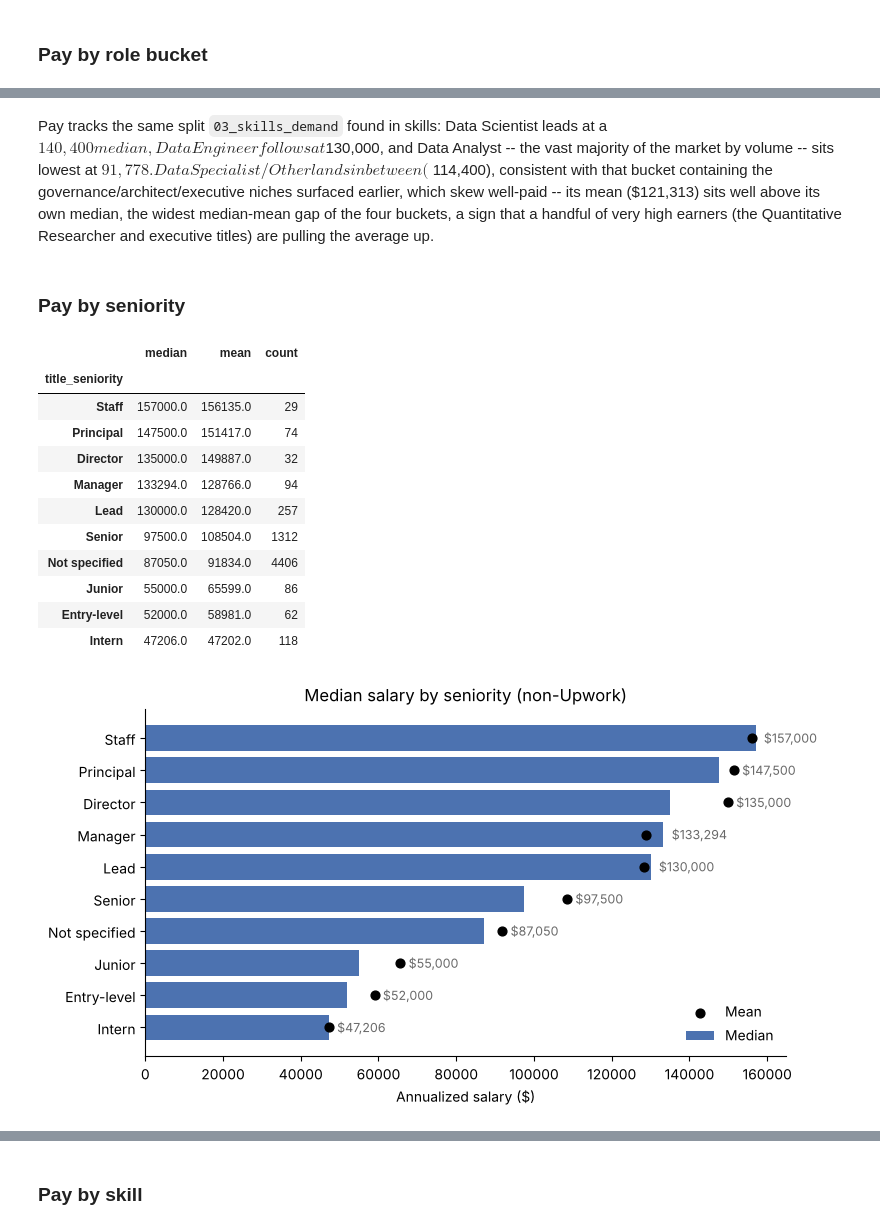
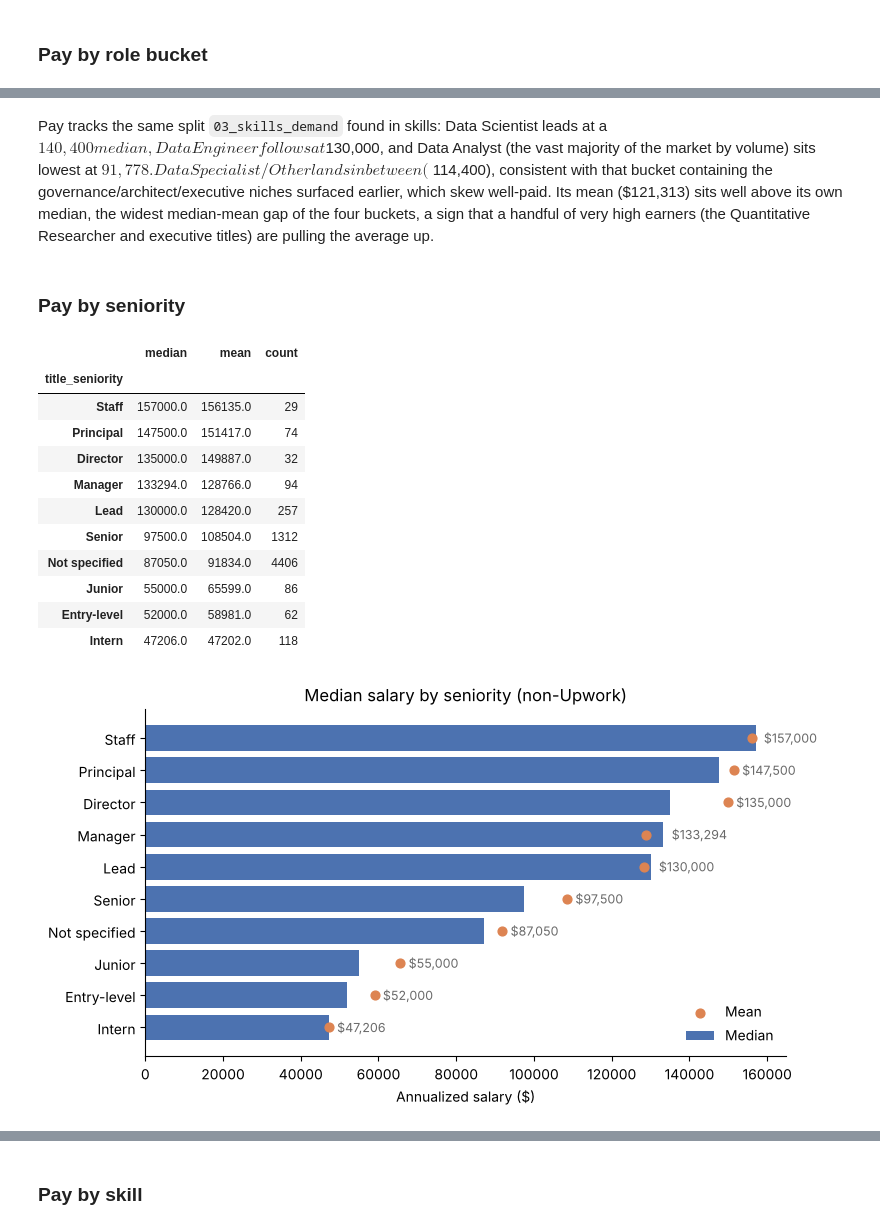
Before and after one commit to takahm6/data-analyst-portfolio, a Jupyter notebook: project-1-data-analyst-job-posting/notebooks/04_pay_analysis.ipynb, the cells around one changed output, grey strips where cells are left out. Saved outputs shown, nothing was run; the diff lists cells and outputs as text; code cells hidden in the pictures.

```diff
--- a/project-1-data-analyst-job-posting/notebooks/04_pay_analysis.ipynb
+++ b/project-1-data-analyst-job-posting/notebooks/04_pay_analysis.ipynb
@@ -172,9 +172,9 @@ plt.show()
 # %% [markdown]
 Pay tracks the same split `03_skills_demand` found in skills: Data Scientist leads at
-a $140,400 median, Data Engineer follows at $130,000, and Data Analyst -- the vast
-majority of the market by volume -- sits lowest at $91,778. Data Specialist/Other
+a $140,400 median, Data Engineer follows at $130,000, and Data Analyst (the vast
+majority of the market by volume) sits lowest at $91,778. Data Specialist/Other
 lands in between ($114,400), consistent with that bucket containing the
-governance/architect/executive niches surfaced earlier, which skew well-paid -- its
+governance/architect/executive niches surfaced earlier, which skew well-paid. Its
 mean ($121,313) sits well above its own median, the widest median-mean gap of the
 four buckets, a sign that a handful of very high earners (the Quantitative
 Researcher and executive titles) are pulling the average up.
@@ -189,33 +189,33 @@ seniority_pay = (non_gig.groupby("title_seniority")["salary_standardized"]
 display(seniority_pay.round(0))
 
 fig, ax = plt.subplots(figsize=(8, 4.5))
 order = seniority_order[::-1]
 bars = ax.barh(order, seniority_pay.loc[order, "median"], color="#4C72B0", label="Median")
-ax.scatter(seniority_pay.loc[order, "mean"], order, color="black", zorder=5, s=40, label="Mean")
+ax.scatter(seniority_pay.loc[order, "mean"], order, color="#DD8452", zorder=5, s=40, label="Mean")
 ax.set_xlabel("Annualized salary ($)")
 ax.set_title("Median salary by seniority (non-Upwork)")
 ax.spines["top"].set_visible(False)
 ax.spines["right"].set_visible(False)
 for bar, label in zip(bars, order):
     anno_x = max(bar.get_width(), seniority_pay.loc[label, "mean"])
     ax.annotate(f"${seniority_pay.loc[label, 'median']:,.0f}",
                 xy=(anno_x, bar.get_y() + bar.get_height() / 2),
                 xytext=(6, 0), textcoords="offset points", va="center", fontsize=9, color="dimgray")
 ax.legend(frameon=False, loc="lower right")
 plt.tight_layout()
 plt.show()
 # %% [output]
 |  | median | mean | count |
 | title_seniority |  |  |  |
 | Staff | 157000.0 | 156135.0 | 29 |
 | Principal | 147500.0 | 151417.0 | 74 |
 | Director | 135000.0 | 149887.0 | 32 |
 | Manager | 133294.0 | 128766.0 | 94 |
 | Lead | 130000.0 | 128420.0 | 257 |
 | Senior | 97500.0 | 108504.0 | 1312 |
 | Not specified | 87050.0 | 91834.0 | 4406 |
 | Junior | 55000.0 | 65599.0 | 86 |
 | Entry-level | 52000.0 | 58981.0 | 62 |
 | Intern | 47206.0 | 47202.0 | 118 |
-[figure, old version]
+[figure, new version]
 # %% [markdown]
```
Also changed, not shown: parts of 10 cells of this notebook, 2 other files.
